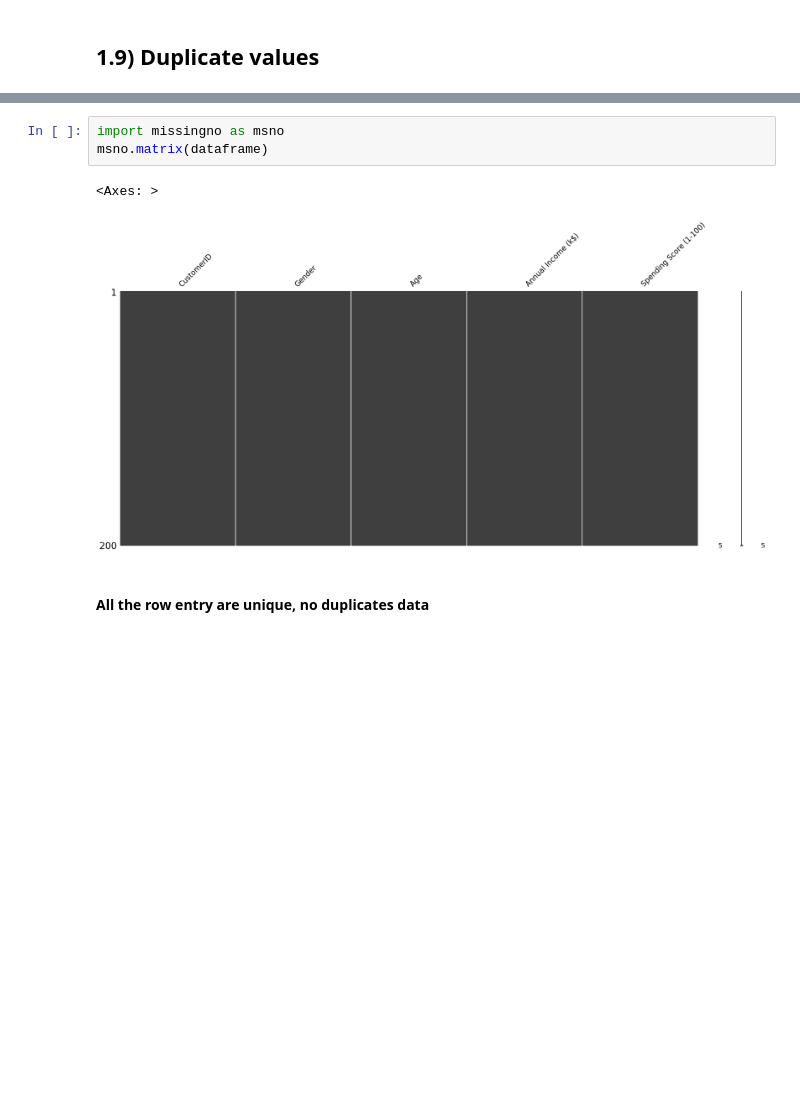
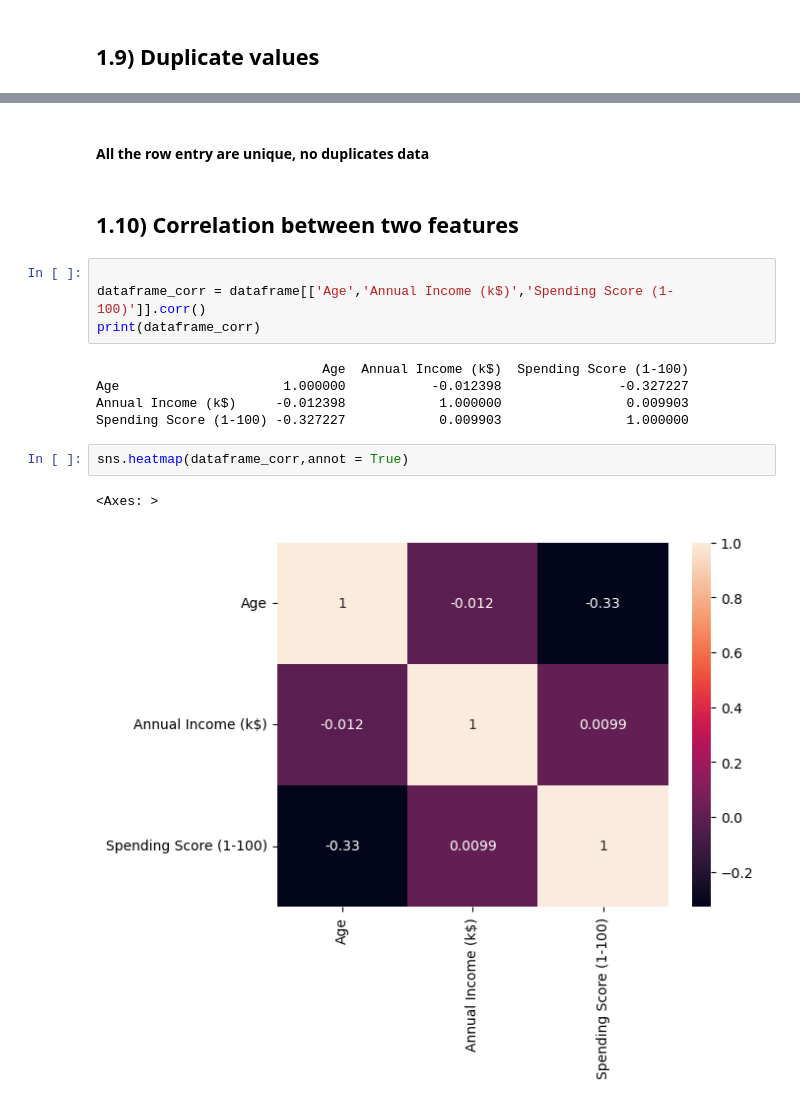
Before and after one commit to sajinamatya/Customer-Segmentation-, a Jupyter notebook: customer segmentation.ipynb, the cells around one changed output, grey strips where cells are left out. Drawn from its saved outputs; the diff is of its cells as text; blank space fills up the shorter version.

```diff
--- a/customer segmentation.ipynb
+++ b/customer segmentation.ipynb
@@ -218,8 +202,18 @@ False
-# %%
-import missingno as msno
-msno.matrix(dataframe)
-# %% [output]
-<Axes: >
-[figure, removed]
 # %% [markdown]
 #### All the row entry are unique, no duplicates data
+# %% [markdown]
+## 1.10) Correlation between two features
+# %%
+
+dataframe_corr = dataframe[['Age','Annual Income (k$)','Spending Score (1-100)']].corr()
+print(dataframe_corr)
+# %% [output]
+                             Age  Annual Income (k$)  Spending Score (1-100)
+Age                     1.000000           -0.012398               -0.327227
+Annual Income (k$)     -0.012398            1.000000                0.009903
+Spending Score (1-100) -0.327227            0.009903                1.000000
+# %%
+sns.heatmap(dataframe_corr,annot = True)
+# %% [output]
+<Axes: >
+[figure, added]
```
Also changed, not shown: parts of 13 cells of this notebook, 1 other file.
